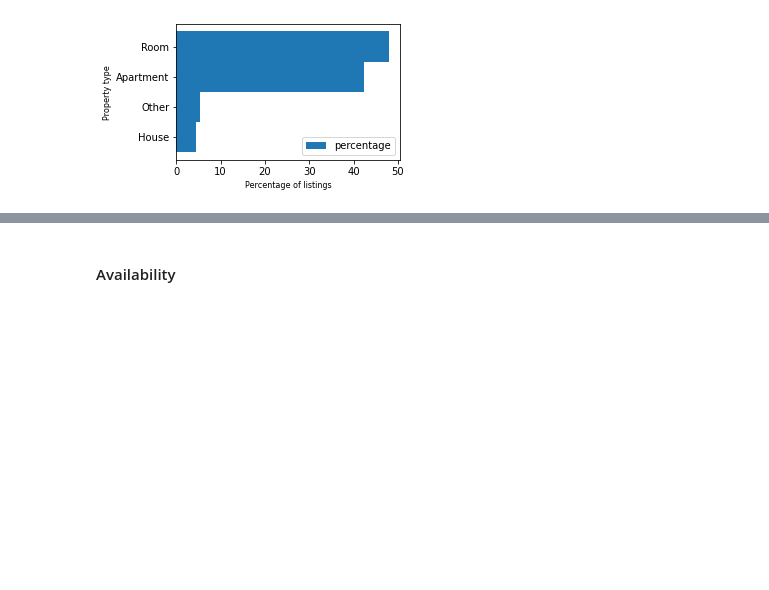
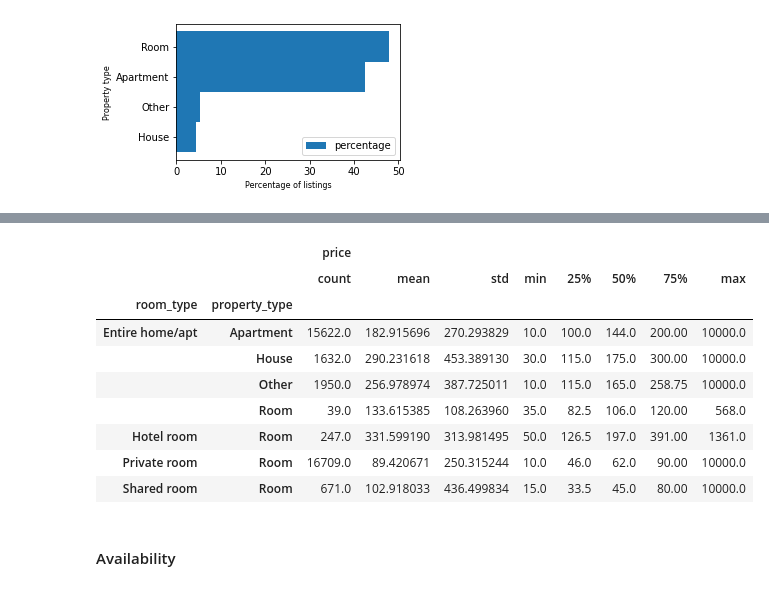
Before and after one commit to anmarphy/Airbnb-Deep-Learning-Pricing-Model, a Jupyter notebook: New York/Preprocesamiento.ipynb, the cells around one changed output, grey strips where cells are left out. Cells and saved outputs as stored; diff of their text form; code cells hidden in the pictures; blank space fills up the shorter version.

```diff
--- a/New York/Preprocesamiento.ipynb
+++ b/New York/Preprocesamiento.ipynb
@@ -234,5 +295,18 @@ r
 # %%
 listings['room_type']=listings['room_type'].replace('Hotel room', 'Private room')
+# %%
+listings[['price','property_type' ,'room_type']].groupby(['room_type','property_type']).describe()
+# %% [output]
+|  |  | price |  |  |  |  |  |  |  |
+|  |  | count | mean | std | min | 25% | 50% | 75% | max |
+| room_type | property_type |  |  |  |  |  |  |  |  |
+| Entire home/apt | Apartment | 15622.0 | 182.915696 | 270.293829 | 10.0 | 100.0 | 144.0 | 200.00 | 10000.0 |
+|  | House | 1632.0 | 290.231618 | 453.389130 | 30.0 | 115.0 | 175.0 | 300.00 | 10000.0 |
+|  | Other | 1950.0 | 256.978974 | 387.725011 | 10.0 | 115.0 | 165.0 | 258.75 | 10000.0 |
+|  | Room | 39.0 | 133.615385 | 108.263960 | 35.0 | 82.5 | 106.0 | 120.00 | 568.0 |
+| Hotel room | Room | 247.0 | 331.599190 | 313.981495 | 50.0 | 126.5 | 197.0 | 391.00 | 1361.0 |
+| Private room | Room | 16709.0 | 89.420671 | 250.315244 | 10.0 | 46.0 | 62.0 | 90.00 | 10000.0 |
+| Shared room | Room | 671.0 | 102.918033 | 436.499834 | 15.0 | 33.5 | 45.0 | 80.00 | 10000.0 |
 # %% [markdown]
 #### Availability
 # %%
```
Also changed, not shown: parts of 15 cells of this notebook.
